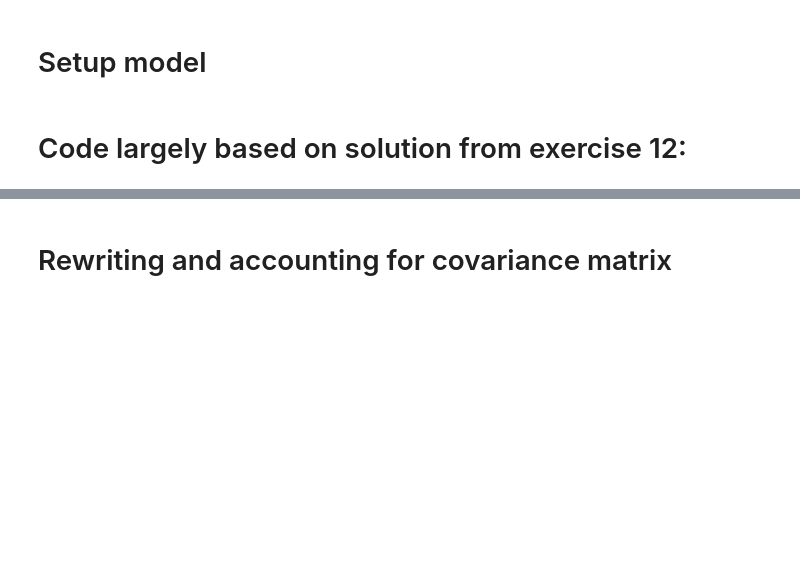
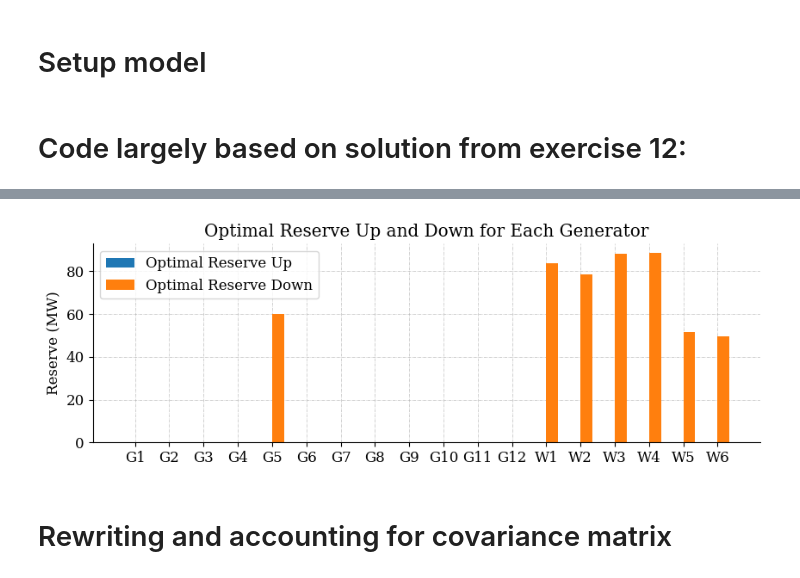
Before and after one commit to SorenBlattBendtsen/46750, a Jupyter notebook: Assignment 2/task_3.ipynb, the cells around one changed output, grey strips where cells are left out. Saved outputs shown, nothing was run; the diff lists cells and outputs as text; code cells hidden in the pictures; blank space fills up the shorter version.

```diff
--- a/Assignment 2/task_3.ipynb
+++ b/Assignment 2/task_3.ipynb
@@ -521,3 +516,41 @@ optimal_reserve_up
+# %%
+import matplotlib.pyplot as plt
+
+# Define the generator labels
+generator_labels = ['G1', 'G2', 'G3', 'G4', 'G5', 'G6', 'G7', 'G8', 'G9', 'G10', 'G11', 'G12', 'W1', 'W2', 'W3', 'W4', 'W5', 'W6']
+
+# Create the figure and axes
+fig, ax = plt.subplots(figsize=(10, 3))
+
+# Set the width of each bar
+bar_width = 0.35
+
+# Set the positions of the bars on the x-axis
+bar_positions = range(len(generator_labels))
+
+# Plot the optimal reserve up bars
+ax.bar(bar_positions, optimal_reserve_up.values(), width=bar_width, label='Optimal Reserve Up')
+
+# Plot the optimal reserve down bars
+ax.bar([p + bar_width for p in bar_positions], optimal_reserve_down.values(), width=bar_width, label='Optimal Reserve Down')
+
+# Set the x-axis tick labels
+ax.set_xticks([p + bar_width / 2 for p in bar_positions])
+ax.set_xticklabels(generator_labels)
+
+# Set the y-axis label
+ax.set_ylabel('Reserve (MW)')
+
+# Set the title
+ax.set_title('Optimal Reserve Up and Down for Each Generator')
+
+# Add a legend
+ax.legend()
+
+# Show the plot
+plt.show()
+# %% [output]
+[figure, added]
 # %% [markdown]
 # Rewriting and accounting for covariance matrix
 # %% [markdown]
```
Also changed, not shown: parts of 17 cells of this notebook, 1 other file.
